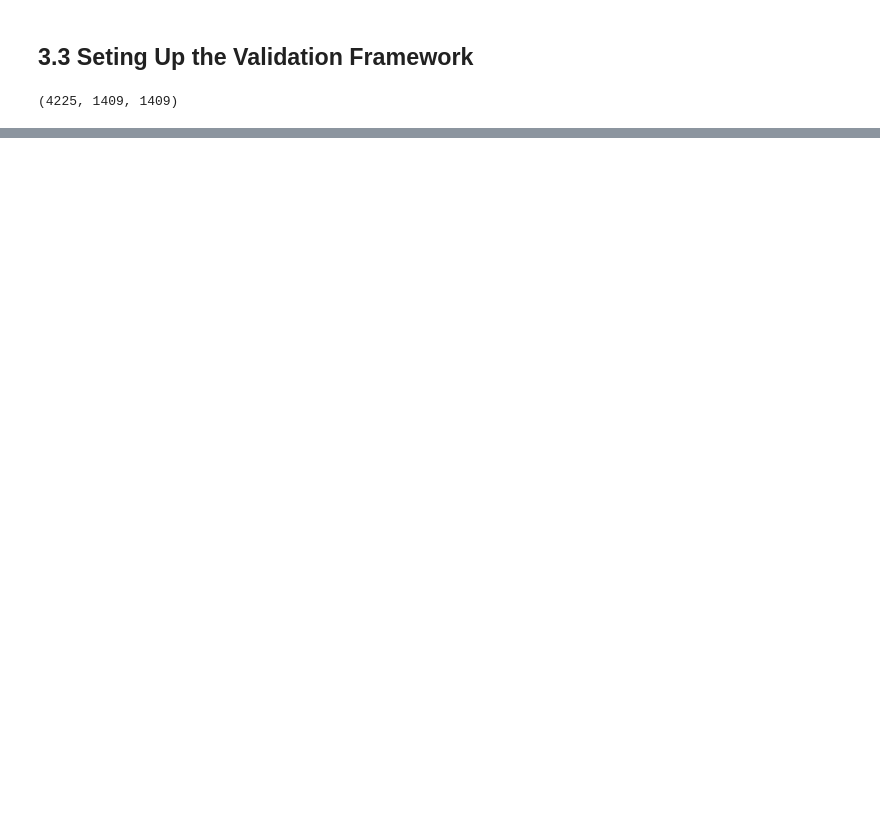
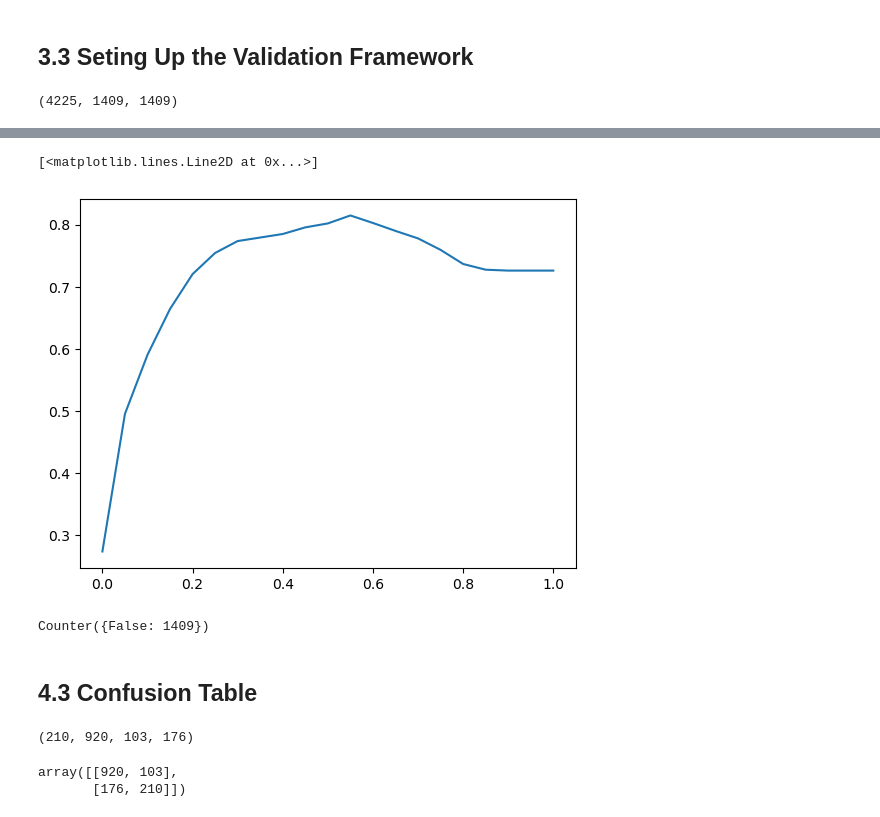
Before and after one commit to danannisar/ml-zoomcamp, a Jupyter notebook: 03-classification/Classification.ipynb, the cells around one changed output, grey strips where cells are left out. Saved outputs shown, nothing was run; the diff lists cells and outputs as text; code cells hidden in the pictures; blank space fills up the shorter version.

```diff
--- a/03-classification/Classification.ipynb
+++ b/03-classification/Classification.ipynb
@@ -146,0 +557,5 @@ len(df_train), len(df_val), len(df_test)
+# %%
+y_full_train = df_full_train.churn.values
+# %%
+model = LogisticRegression()
+model.fit(X_full_train, y_full_train)
@@ -146,0 +600,5 @@ len(df_train), len(df_val), len(df_test)
+# %%
+# soft predictions with predict_proba()
+y_pred = model.predict_proba(X_val)[:,1]
+churn_decision = (y_pred >= 0.5)
+(y_val == churn_decision).mean()
@@ -146,0 +613,9 @@ len(df_train), len(df_val), len(df_test)
+# %%
+tresholds = np.linspace(0, 1, 21)
+scores = []
+for t in tresholds:
+    # churn_decision = (y_pred >= t)
+    #score = (y_val == churn_decision).mean()
+    score = accuracy_score(y_val, y_pred >= t)
+    print('%.2f %.3f' % (t, score))
+    scores.append(score)
@@ -146,0 +640,12 @@ len(df_train), len(df_val), len(df_test)
+# %%
+plt.plot(tresholds, scores)
+# %% [output]
+[<matplotlib.lines.Line2D at 0x...>]
+[figure, added]
+# %%
+from collections import Counter
+Counter(y_pred >= 1.0)
+# %% [output]
+Counter({False: 1409})
+# %% [markdown]
+## 4.3 Confusion Table
@@ -146,0 +659,18 @@ len(df_train), len(df_val), len(df_test)
+# %%
+tp = (predict_positive & actual_positive).sum()
+tn = (predict_negative & actual_negative).sum()
+fp = (predict_positive & actual_negative).sum()
+fn = (predict_negative & actual_positive).sum()
+
+tp, tn, fp, fn
+# %% [output]
+(210, 920, 103, 176)
+# %%
+confusion_matrix = np.array([
+    [tn, fp],
+    [fn, tp]
+])
+confusion_matrix
+# %% [output]
+array([[920, 103],
+       [176, 210]])
```
Also changed, not shown: parts of 111 cells of this notebook, 5 other files.
